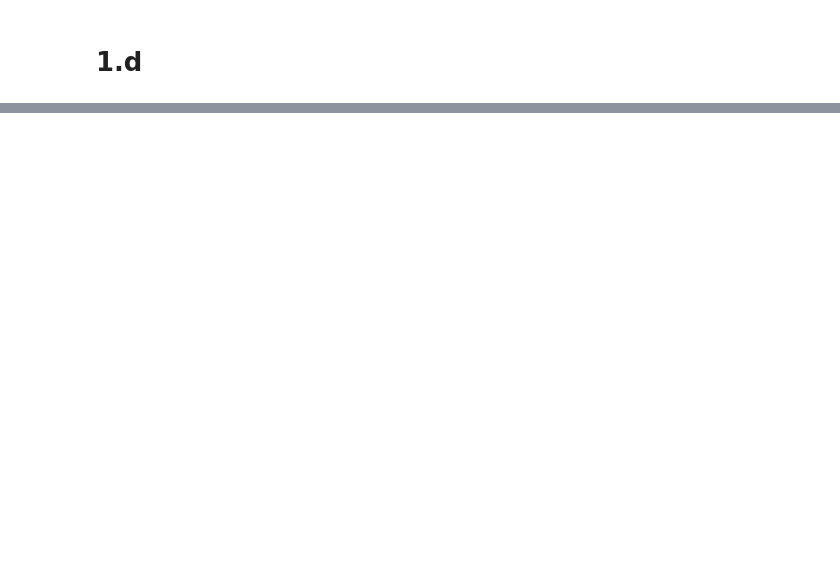
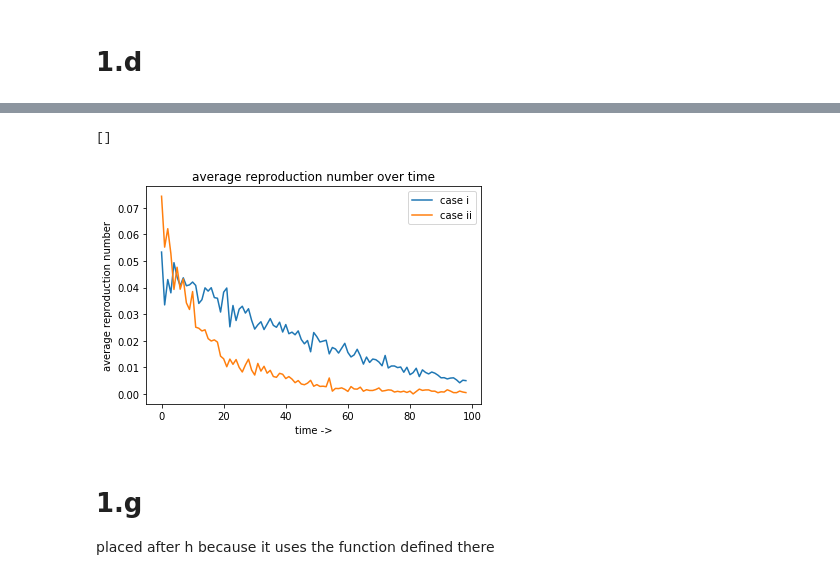
Before and after one commit to Teaksters/EpidemicsNetwork, a Jupyter notebook: Lab7.ipynb, the cells around one changed output, grey strips where cells are left out. Saved outputs shown, nothing was run; the diff lists cells and outputs as text; code cells hidden in the pictures; blank space fills up the shorter version.

```diff
--- a/Lab7.ipynb
+++ b/Lab7.ipynb
@@ -347,2 +344,10 @@ Because < k > is smaller than 1 (this is called subcritical) there is no giant c
 # %% [markdown]
 # 1.d
+# %%
+def prob_that_vertex_with_k_neighbors_infects_at_least_one(i,k):
+    return 1-((1-i)**k)
+
+i = 0.5
+k = 2
+print("prob_that_vertex_with_k_neighbors_infects_at_least_one: ",end="")
+print(prob_that_vertex_with_k_neighbors_infects_at_least_one(i,k))
@@ -348,0 +433,19 @@ Because < k > is smaller than 1 (this is called subcritical) there is no giant c
+# %%
+# set variables
+initial_infected_prob = 0.1 # should be 0.001, set to lower value for testing since N can than be lower
+timesteps = 100
+n_simulations = 15
+
+# case i
+N = 10**3 # should be 10**5, but set to lower value for emulation speed
+k = 5.0
+i = 0.01
+print("calculation progress case i")
+case_i = function_R0_over_time(N,k,i,initial_infected_prob,timesteps,n_simulations)
+
+# case ii
+N = 10**3 # should be 10**5, but set to lower value for emulation speed
+k = 0.8
+i = 0.1
+print("calculation progress case ii")
+case_ii = function_R0_over_time(N,k,i,initial_infected_prob,timesteps,n_simulations)
@@ -348,0 +457,15 @@ Because < k > is smaller than 1 (this is called subcritical) there is no giant c
+# %%
+# plot
+plt.xlabel("time ->")
+plt.ylabel("average reproduction number")
+plt.title("average reproduction number over time")
+plt.plot(case_i,label = 'case i')
+plt.plot(case_ii,label = 'case ii')
+plt.legend()
+plt.plot()
+# %% [output]
+[]
+[figure, added]
+# %% [markdown]
+# 1.g
+placed after h because it uses the function defined there
```
Also changed, not shown: parts of 15 cells of this notebook.
